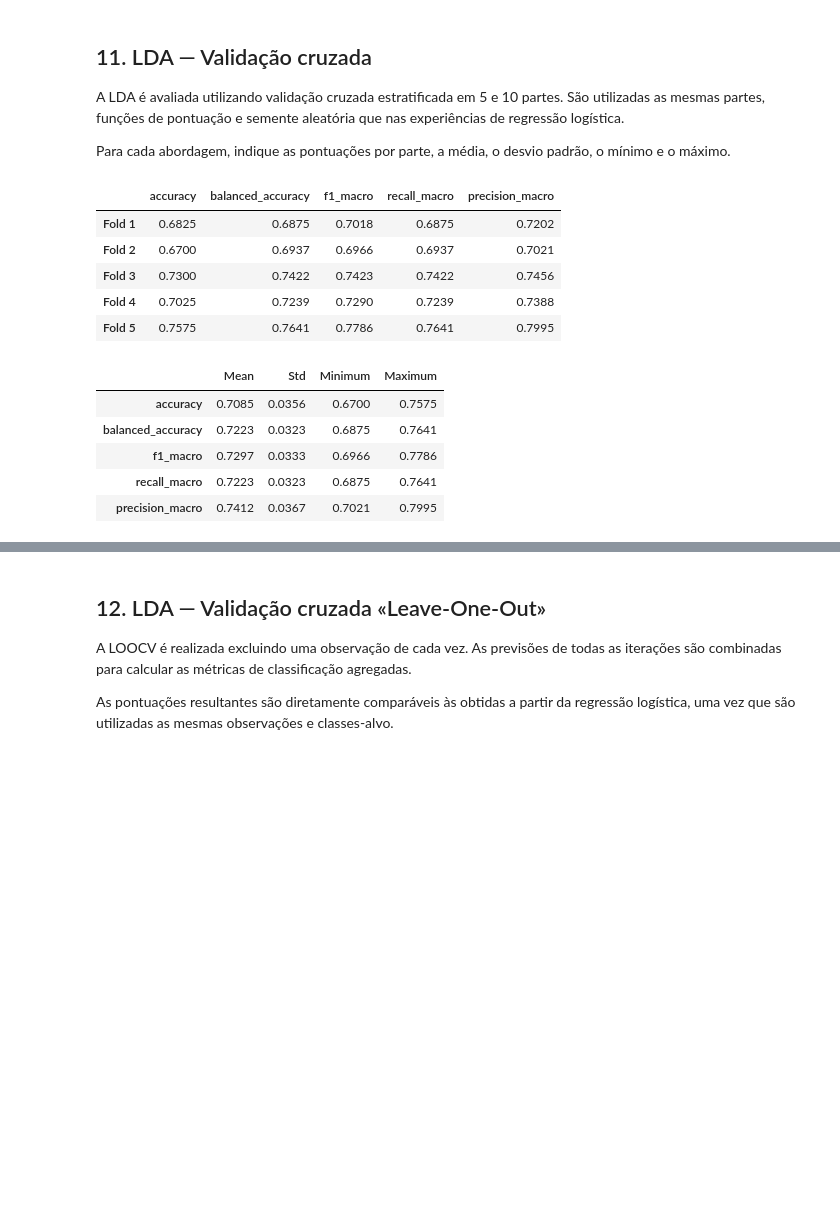
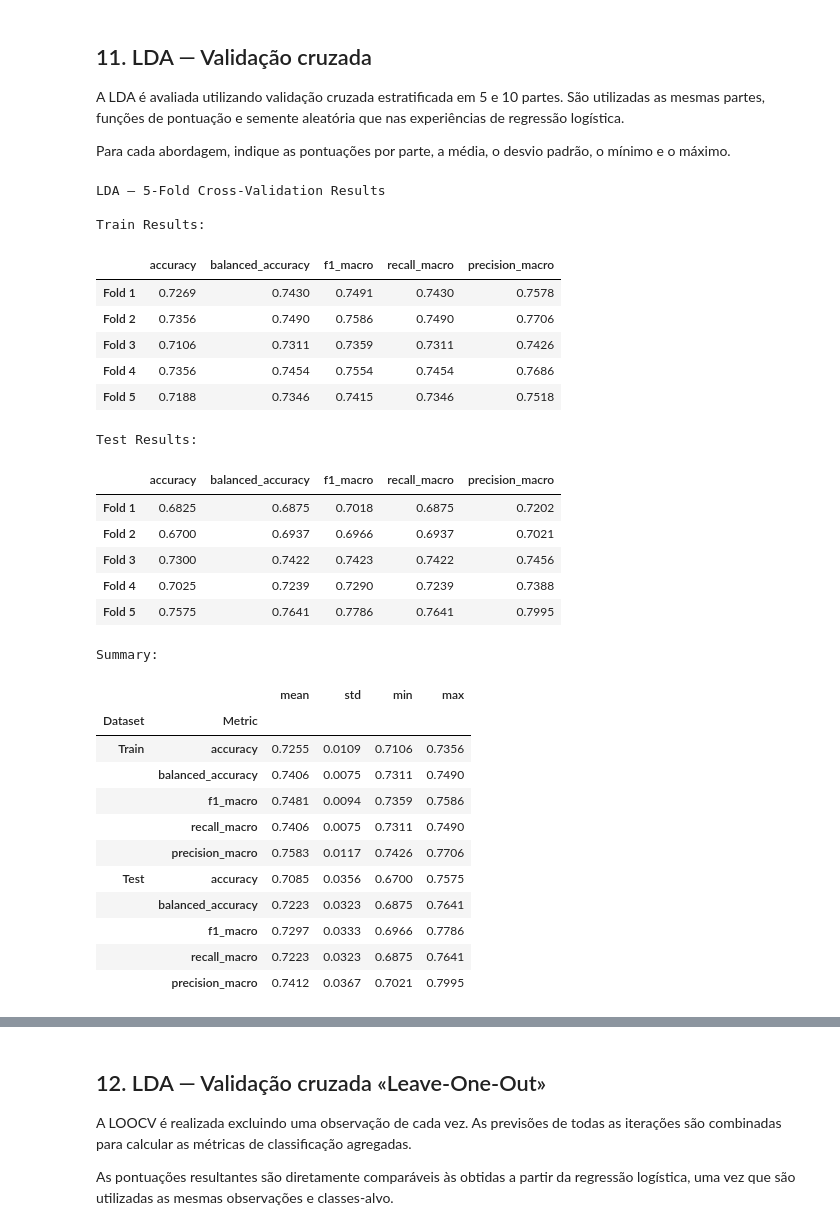
Before and after one commit to GabrielaRibeiroISEP/APRAU, a Jupyter notebook: task1_Classification.ipynb, the cells around one changed output, grey strips where cells are left out. Drawn from its saved outputs; the diff is of its cells as text; code cells hidden in the pictures; blank space fills up the shorter version.

```diff
--- a/task1_Classification.ipynb
+++ b/task1_Classification.ipynb
@@ -936,26 +1168,50 @@ A LDA é avaliada utilizando validação cruzada estratificada em 5 e 10 partes.
 
 Para cada abordagem, indique as pontuações por parte, a média, o desvio padrão, o mínimo e o máximo.
 # %%
-lda_cv5_folds, lda_cv5_summary = (
+lda_cv5_train, lda_cv5_test, lda_cv5_summary = (
     run_cross_validation(
         models["LDA"],
-        X_classification, y, n_splits=5
+        X_classification,
+        y,
+        n_splits=5
     )
 )
 
-display(lda_cv5_folds.round(4))
+print("\nLDA — 5-Fold Cross-Validation Results")
+print("\nTrain Results:")
+display(lda_cv5_train.round(4))
+print("\nTest Results:")
+display(lda_cv5_test.round(4))
+print("\nSummary:")
 display(lda_cv5_summary.round(4))
 # %% [output]
+LDA — 5-Fold Cross-Validation Results
+
+Train Results:
 |  | accuracy | balanced_accuracy | f1_macro | recall_macro | precision_macro |
-| Fold 1 | 0.6825 | 0.6875 | 0.7018 | 0.6875 | 0.7202 |
-| Fold 2 | 0.6700 | 0.6937 | 0.6966 | 0.6937 | 0.7021 |
-| Fold 3 | 0.7300 | 0.7422 | 0.7423 | 0.7422 | 0.7456 |
-| Fold 4 | 0.7025 | 0.7239 | 0.7290 | 0.7239 | 0.7388 |
-| Fold 5 | 0.7575 | 0.7641 | 0.7786 | 0.7641 | 0.7995 |
+| Fold 1 | 0.7269 | 0.7430 | 0.7491 | 0.7430 | 0.7578 |
+| Fold 2 | 0.7356 | 0.7490 | 0.7586 | 0.7490 | 0.7706 |
+| Fold 3 | 0.7106 | 0.7311 | 0.7359 | 0.7311 | 0.7426 |
+| Fold 4 | 0.7356 | 0.7454 | 0.7554 | 0.7454 | 0.7686 |
+| Fold 5 | 0.7188 | 0.7346 | 0.7415 | 0.7346 | 0.7518 |
+Test Results:
-|  | Mean | Std | Minimum | Maximum |
-| accuracy | 0.7085 | 0.0356 | 0.6700 | 0.7575 |
-| balanced_accuracy | 0.7223 | 0.0323 | 0.6875 | 0.7641 |
-| f1_macro | 0.7297 | 0.0333 | 0.6966 | 0.7786 |
-| recall_macro | 0.7223 | 0.0323 | 0.6875 | 0.7641 |
-| precision_macro | 0.7412 | 0.0367 | 0.7021 | 0.7995 |
+|  | accuracy | balanced_accuracy | f1_macro | recall_macro | precision_macro |
+| Fold 1 | 0.6825 | 0.6875 | 0.7018 | 0.6875 | 0.7202 |
+| Fold 2 | 0.6700 | 0.6937 | 0.6966 | 0.6937 | 0.7021 |
+| Fold 3 | 0.7300 | 0.7422 | 0.7423 | 0.7422 | 0.7456 |
+| Fold 4 | 0.7025 | 0.7239 | 0.7290 | 0.7239 | 0.7388 |
+| Fold 5 | 0.7575 | 0.7641 | 0.7786 | 0.7641 | 0.7995 |
+Summary:
+|  |  | mean | std | min | max |
+| Dataset | Metric |  |  |  |  |
+| Train | accuracy | 0.7255 | 0.0109 | 0.7106 | 0.7356 |
+|  | balanced_accuracy | 0.7406 | 0.0075 | 0.7311 | 0.7490 |
+|  | f1_macro | 0.7481 | 0.0094 | 0.7359 | 0.7586 |
+|  | recall_macro | 0.7406 | 0.0075 | 0.7311 | 0.7490 |
+|  | precision_macro | 0.7583 | 0.0117 | 0.7426 | 0.7706 |
+| Test | accuracy | 0.7085 | 0.0356 | 0.6700 | 0.7575 |
+|  | balanced_accuracy | 0.7223 | 0.0323 | 0.6875 | 0.7641 |
+|  | f1_macro | 0.7297 | 0.0333 | 0.6966 | 0.7786 |
+|  | recall_macro | 0.7223 | 0.0323 | 0.6875 | 0.7641 |
+|  | precision_macro | 0.7412 | 0.0367 | 0.7021 | 0.7995 |
 # %%
```
Also changed, not shown: parts of 18 cells of this notebook.
